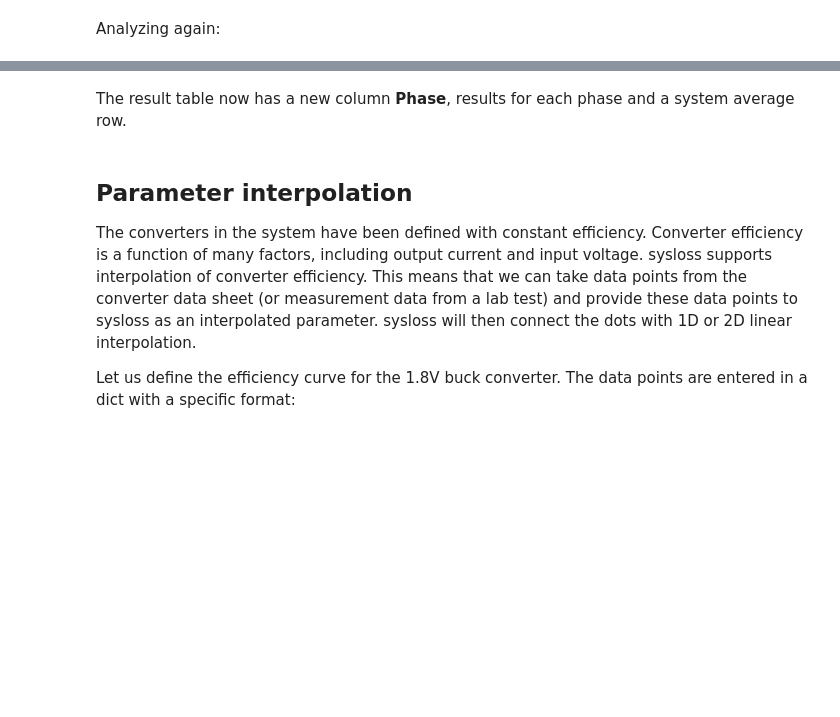
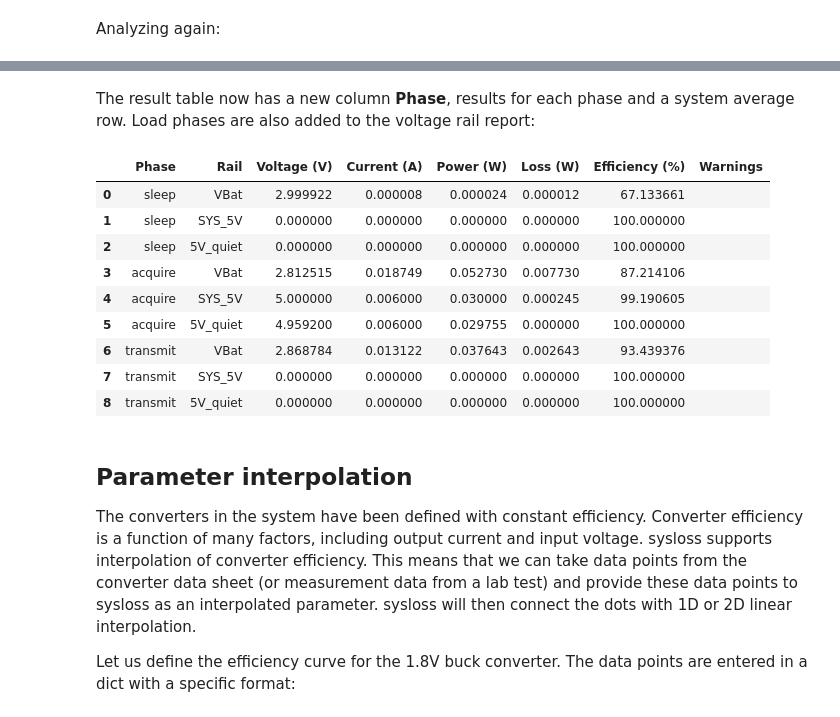
Before and after one commit to geddy11/sysloss, a Jupyter notebook: docs/nb/Bluetooth sensor.ipynb, the cells around one changed output, grey strips where cells are left out. Cells and saved outputs as stored; diff of their text form; code cells hidden in the pictures; blank space fills up the shorter version.

Commit message:
feat: add .rail_rep() method to System (voltage rail report)

```diff
--- a/docs/nb/Bluetooth sensor.ipynb
+++ b/docs/nb/Bluetooth sensor.ipynb
@@ -158,7 +170,20 @@ bts.solve()
 | 20 | System total |  |  | transmit |  |  |  |  | 0.014073 | 0.042219 | ... |
 | 21 | System average |  |  |  |  |  |  |  | 0.000021 | 0.000063 | ... |
 # %% [markdown]
-The result table now has a new column **Phase**, results for each phase and a system average row.
+The result table now has a new column **Phase**, results for each phase and a system average row. Load phases are also added to the voltage rail report:
+# %%
+bts.rail_rep()
+# %% [output]
+|  | Phase | Rail | Voltage (V) | Current (A) | Power (W) | Loss (W) | Efficiency (%) | Warnings |
+| 0 | sleep | VBat | 2.999922 | 0.000008 | 0.000024 | 0.000012 | 67.133661 |  |
+| 1 | sleep | SYS_5V | 0.000000 | 0.000000 | 0.000000 | 0.000000 | 100.000000 |  |
+| 2 | sleep | 5V_quiet | 0.000000 | 0.000000 | 0.000000 | 0.000000 | 100.000000 |  |
+| 3 | acquire | VBat | 2.812515 | 0.018749 | 0.052730 | 0.007730 | 87.214106 |  |
+| 4 | acquire | SYS_5V | 5.000000 | 0.006000 | 0.030000 | 0.000245 | 99.190605 |  |
+| 5 | acquire | 5V_quiet | 4.959200 | 0.006000 | 0.029755 | 0.000000 | 100.000000 |  |
+| 6 | transmit | VBat | 2.868784 | 0.013122 | 0.037643 | 0.002643 | 93.439376 |  |
+| 7 | transmit | SYS_5V | 0.000000 | 0.000000 | 0.000000 | 0.000000 | 100.000000 |  |
+| 8 | transmit | 5V_quiet | 0.000000 | 0.000000 | 0.000000 | 0.000000 | 100.000000 |  |
 # %% [markdown]
 ## Parameter interpolation
 The converters in the system have been defined with constant efficiency. Converter efficiency is a function of many factors, including output current and input voltage. sysloss supports interpolation of converter efficiency. This means that we can take data points from the converter data sheet (or measurement data from a lab test) and provide these data points to sysloss as an interpolated parameter. sysloss will then connect the dots with 1D or 2D linear interpolation.
```
Also changed, not shown: parts of 3 cells of this notebook, 2 other files.
